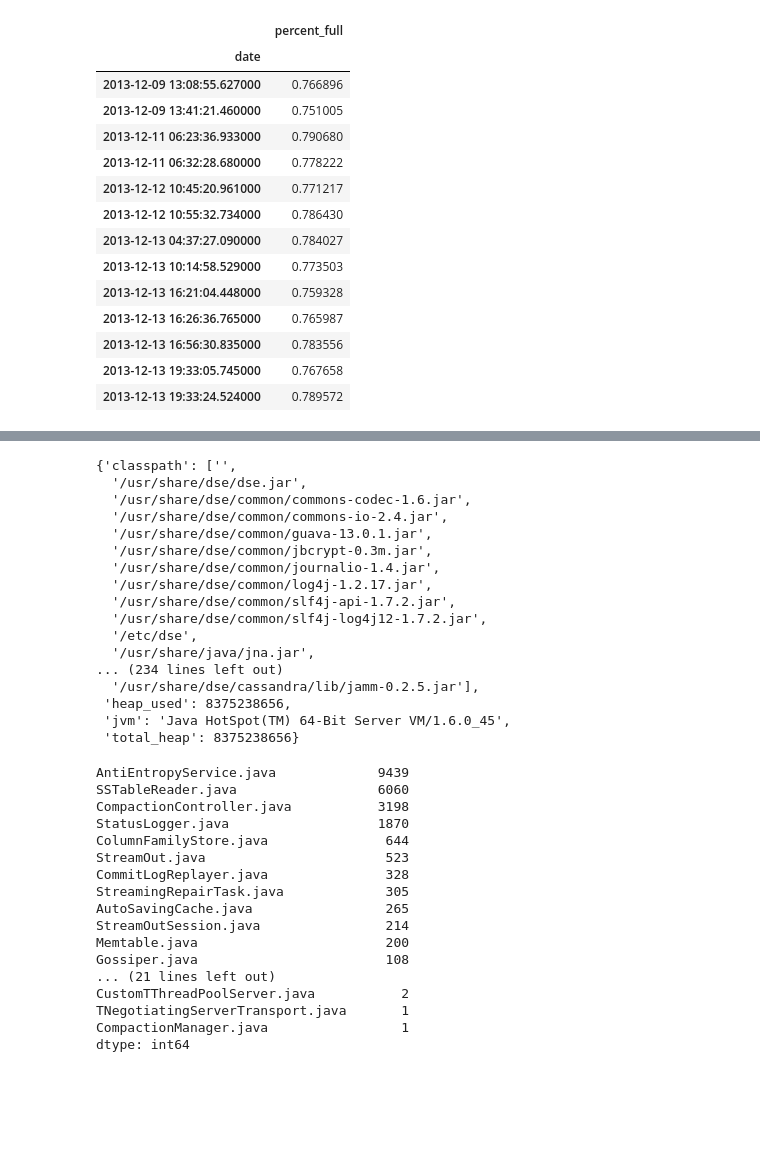
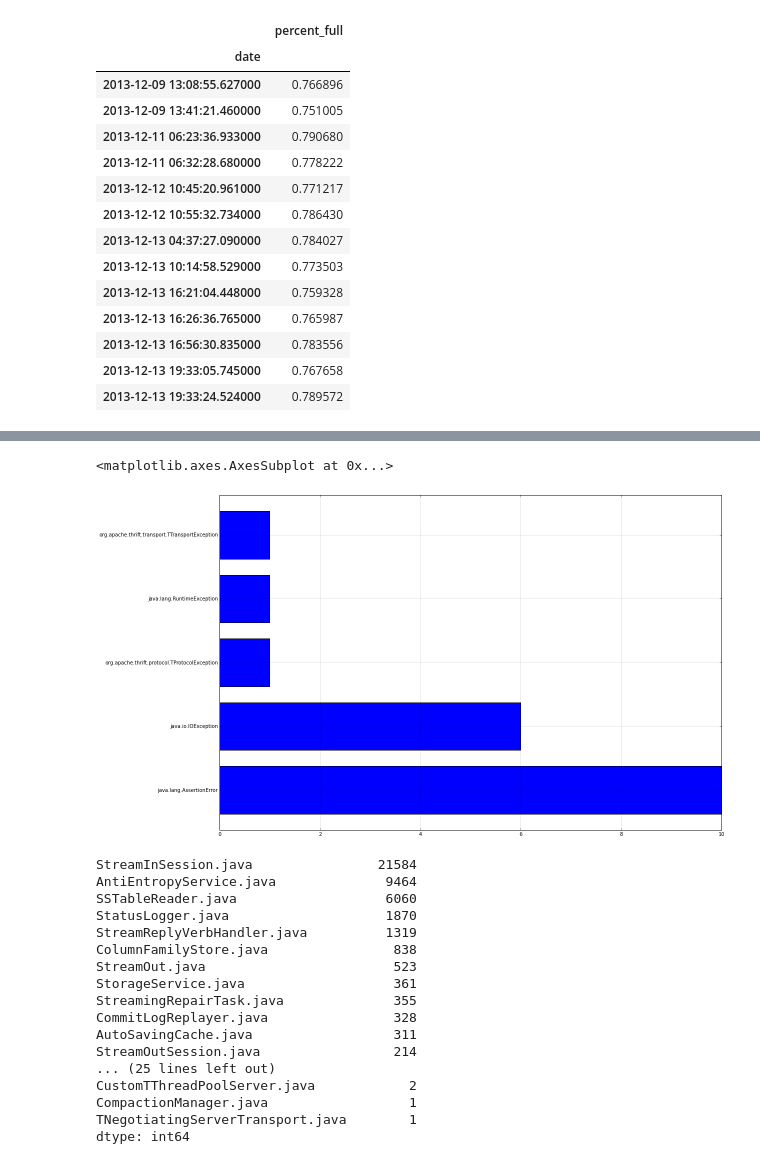
Before and after one commit to riptano/logparse, a Jupyter notebook: example.ipynb, the cells around one changed output, grey strips where cells are left out. Cells and saved outputs as stored; diff of their text form; code cells hidden in the pictures; blank space fills up the shorter version.

```diff
--- a/example.ipynb
+++ b/example.ipynb
@@ -115,41 +98,27 @@ log.sessions[0]['errors']
-# %%
-log.sessions[1]['environment']
-# %% [output]
-{'classpath': ['',
-  '/usr/share/dse/dse.jar',
-  '/usr/share/dse/common/commons-codec-1.6.jar',
-  '/usr/share/dse/common/commons-io-2.4.jar',
-  '/usr/share/dse/common/guava-13.0.1.jar',
-  '/usr/share/dse/common/jbcrypt-0.3m.jar',
-  '/usr/share/dse/common/journalio-1.4.jar',
-  '/usr/share/dse/common/log4j-1.2.17.jar',
-  '/usr/share/dse/common/slf4j-api-1.7.2.jar',
-  '/usr/share/dse/common/slf4j-log4j12-1.7.2.jar',
-  '/etc/dse',
-  '/usr/share/java/jna.jar',
-... (234 lines left out)
-  '/usr/share/dse/cassandra/lib/jamm-0.2.5.jar'],
- 'heap_used': 8375238656,
- 'jvm': 'Java HotSpot(TM) 64-Bit Server VM/1.6.0_45',
- 'total_heap': 8375238656}
+# %%
+errors = pd.DataFrame.from_records(log.sessions[0]['errors'], index='date')
+errors['exception'].value_counts().plot(kind='barh')
+# %% [output]
+<matplotlib.axes.AxesSubplot at 0x...>
+[figure, added]
 # %%
-lines = pd.DataFrame.from_records(log.unrecognized, index='date')
-lines.source_file.value_counts()
+unknown = pd.DataFrame.from_records(log.unknown_messages, index='date')
+unknown.source_file.value_counts()
 # %% [output]
-AntiEntropyService.java             9439
-SSTableReader.java                  6060
-CompactionController.java           3198
-StatusLogger.java                   1870
-ColumnFamilyStore.java               644
-StreamOut.java                       523
-CommitLogReplayer.java               328
-StreamingRepairTask.java             305
-AutoSavingCache.java                 265
-StreamOutSession.java                214
-Memtable.java                        200
-Gossiper.java                        108
-... (21 lines left out)
-CustomTThreadPoolServer.java           2
-TNegotiatingServerTransport.java       1
-CompactionManager.java                 1
+StreamInSession.java                21584
+AntiEntropyService.java              9464
+SSTableReader.java                   6060
+StatusLogger.java                    1870
+StreamReplyVerbHandler.java          1319
+ColumnFamilyStore.java                838
+StreamOut.java                        523
+StorageService.java                   361
+StreamingRepairTask.java              355
+CommitLogReplayer.java                328
+AutoSavingCache.java                  311
+StreamOutSession.java                 214
+... (25 lines left out)
+CustomTThreadPoolServer.java            2
+CompactionManager.java                  1
+TNegotiatingServerTransport.java        1
 dtype: int64
```
Also changed, not shown: parts of 14 cells of this notebook.
